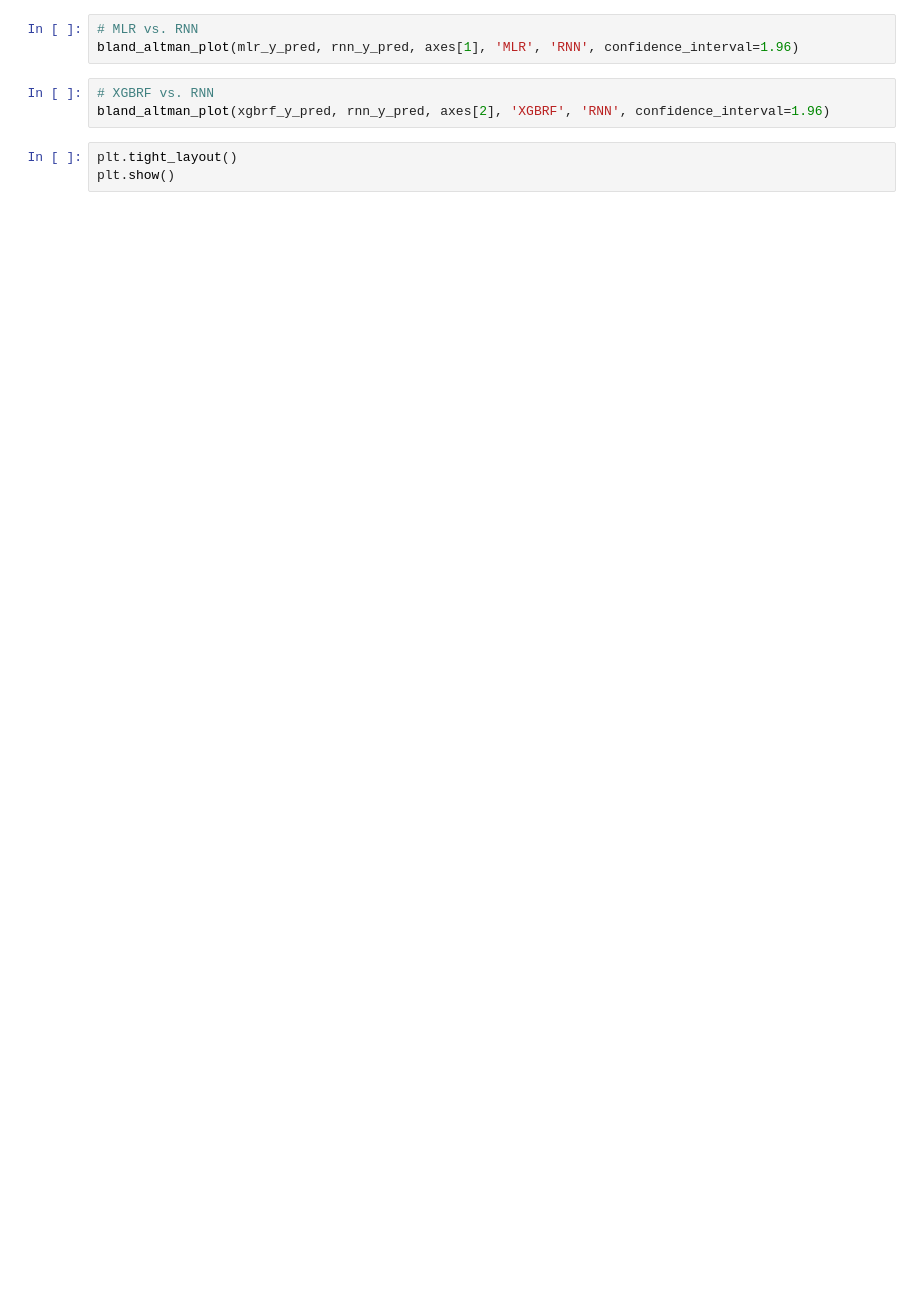
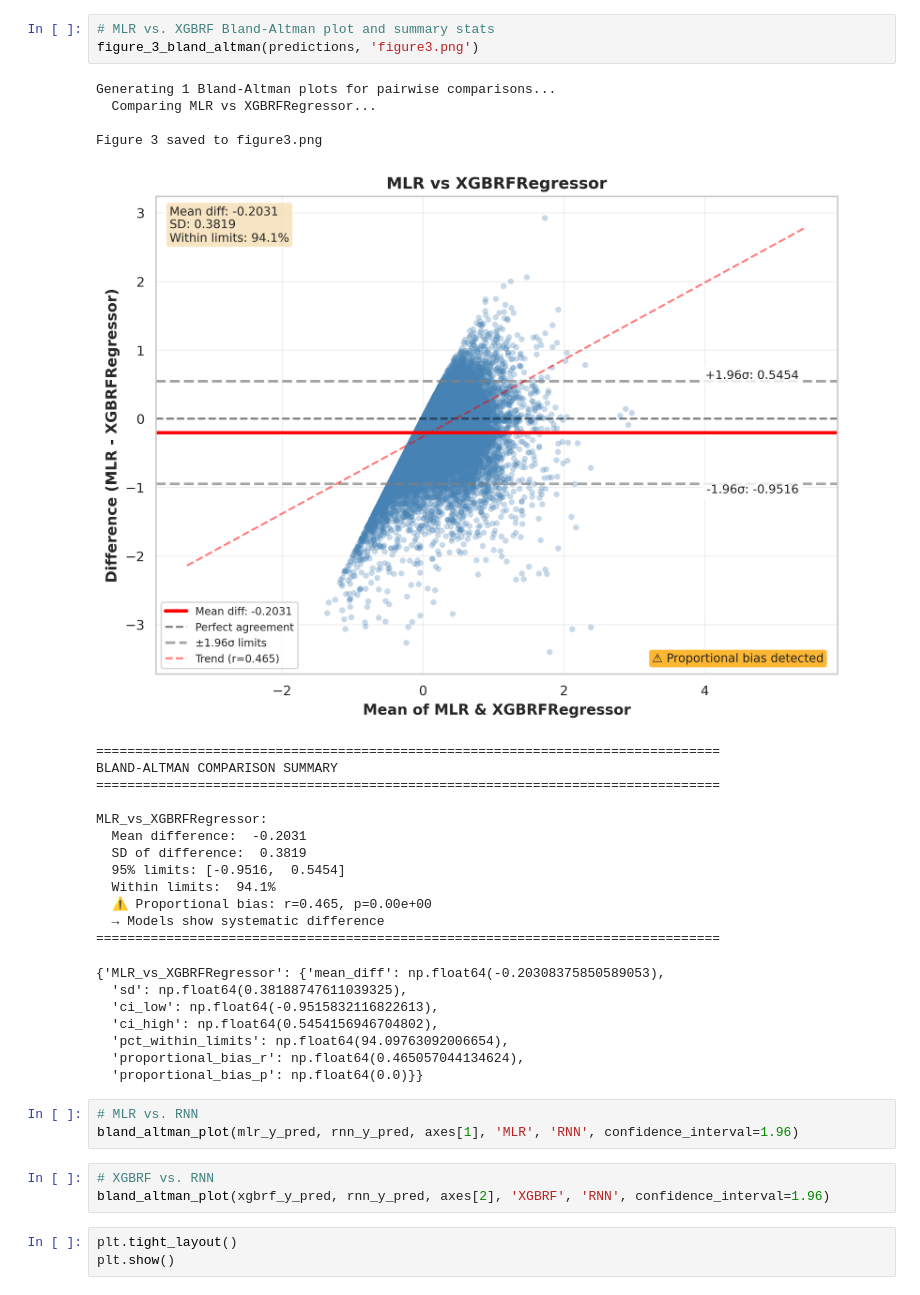
Before and after one commit to ChristianLangridge/LEMBAS-RNN-benchmark, a Jupyter notebook: Zhang Lab Code/Figures/Fig3.ipynb, the cells around one changed output. Drawn from its saved outputs; the diff is of its cells as text; blank space fills up the shorter version.

```diff
--- a/Zhang Lab Code/Figures/Fig3.ipynb
+++ b/Zhang Lab Code/Figures/Fig3.ipynb
@@ -249,3 +255,31 @@ bland_altman_plot(mlr_y_pred, xgbrf_y_pred, axes[0], 'MLR', 'XGBRF', confidence_
+# %%
+# MLR vs. XGBRF Bland-Altman plot and summary stats
+figure_3_bland_altman(predictions, 'figure3.png')
+# %% [output]
+Generating 1 Bland-Altman plots for pairwise comparisons...
+  Comparing MLR vs XGBRFRegressor...
+
+Figure 3 saved to figure3.png
+[figure, added]
+================================================================================
+BLAND-ALTMAN COMPARISON SUMMARY
+================================================================================
+
+MLR_vs_XGBRFRegressor:
+  Mean difference:  -0.2031
+  SD of difference:  0.3819
+  95% limits: [-0.9516,  0.5454]
+  Within limits:  94.1%
+  ⚠ Proportional bias: r=0.465, p=0.00e+00
+  → Models show systematic difference
+================================================================================
+{'MLR_vs_XGBRFRegressor': {'mean_diff': np.float64(-0.20308375850589053),
+  'sd': np.float64(0.38188747611039325),
+  'ci_low': np.float64(-0.9515832116822613),
+  'ci_high': np.float64(0.5454156946704802),
+  'pct_within_limits': np.float64(94.09763092006654),
+  'proportional_bias_r': np.float64(0.465057044134624),
+  'proportional_bias_p': np.float64(0.0)}}
 # %%
 # MLR vs. RNN
 bland_altman_plot(mlr_y_pred, rnn_y_pred, axes[1], 'MLR', 'RNN', confidence_interval=1.96)
```
Also changed, not shown: parts of 4 cells of this notebook, 3 other files.
